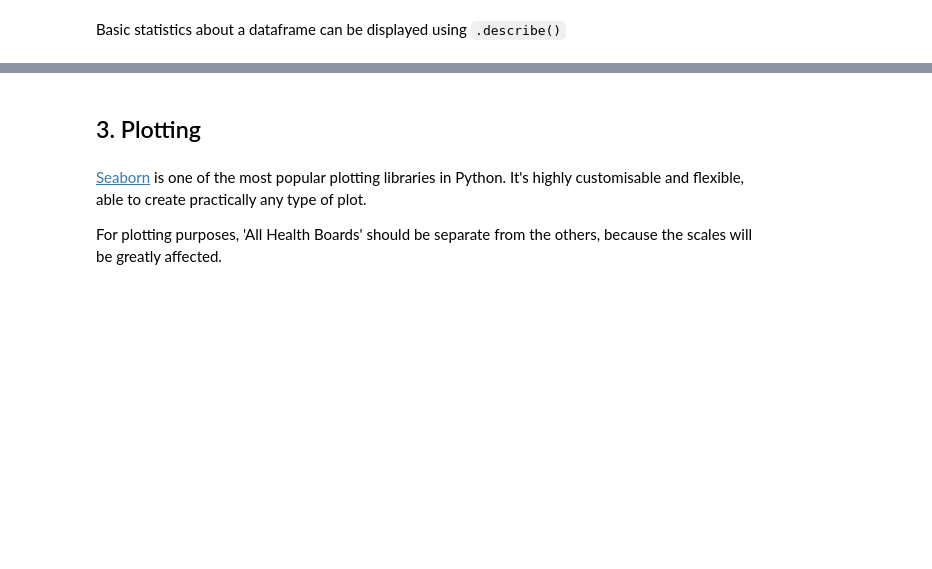
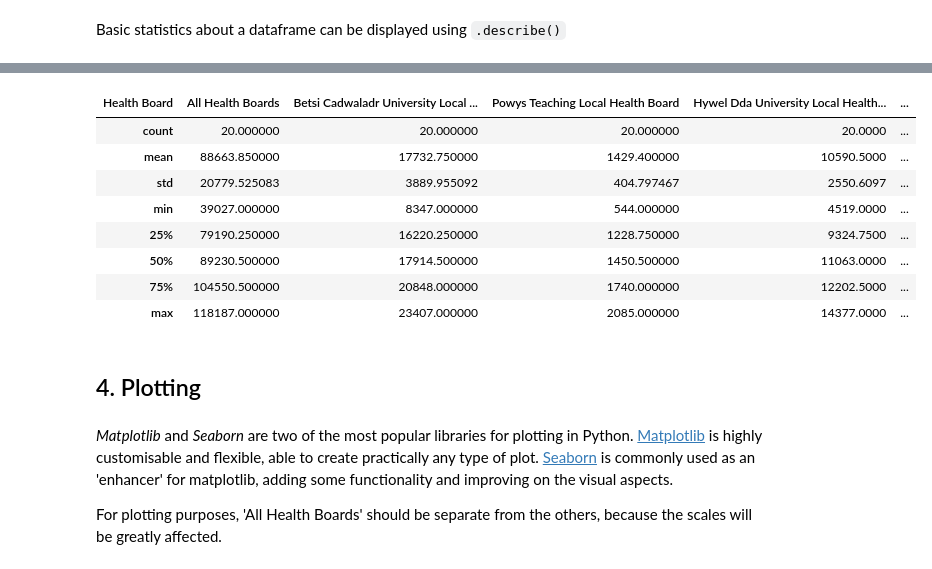
Before and after one commit to EIncze/PythonTutorial, a Jupyter notebook: 02Dataframes.ipynb, the cells around one changed output, grey strips where cells are left out. Saved outputs shown, nothing was run; the diff lists cells and outputs as text; code cells hidden in the pictures; blank space fills up the shorter version.

```diff
--- a/02Dataframes.ipynb
+++ b/02Dataframes.ipynb
@@ -175,10 +186,22 @@ data.describe()
 | 50% | 18548.500000 | 17094.000000 | 13303.500000 | 5973.500000 | 7469.500000 | 10283.000000 | 12929.000000 | 12205.500000 | 14402.000000 | ... |
 | 75% | 23804.500000 | 22249.250000 | 17512.000000 | 8435.500000 | 10261.750000 | 14105.250000 | 16906.750000 | 15427.250000 | 18337.750000 | ... |
 | max | 118187.000000 | 109369.000000 | 85319.000000 | 39027.000000 | 48394.000000 | 67560.000000 | 83952.000000 | 77532.000000 | 90916.000000 | ... |
+# %%
+data.transpose().describe()
+# %% [output]
+| Health Board | All Health Boards | Betsi Cadwaladr University Local ... | Powys Teaching Local Health Board | Hywel Dda University Local Health... | ... |
+| count | 20.000000 | 20.000000 | 20.000000 | 20.0000 | ... |
+| mean | 88663.850000 | 17732.750000 | 1429.400000 | 10590.5000 | ... |
+| std | 20779.525083 | 3889.955092 | 404.797467 | 2550.6097 | ... |
+| min | 39027.000000 | 8347.000000 | 544.000000 | 4519.0000 | ... |
+| 25% | 79190.250000 | 16220.250000 | 1228.750000 | 9324.7500 | ... |
+| 50% | 89230.500000 | 17914.500000 | 1450.500000 | 11063.0000 | ... |
+| 75% | 104550.500000 | 20848.000000 | 1740.000000 | 12202.5000 | ... |
+| max | 118187.000000 | 23407.000000 | 2085.000000 | 14377.0000 | ... |
 # %% [markdown]
-## 3. Plotting
+## 4. Plotting
 # %% [markdown]
-[Seaborn](https://seaborn.pydata.org/introduction.html) is one of the most popular plotting libraries in Python. It's highly customisable and flexible, able to create practically any type of plot.
+*Matplotlib* and *Seaborn* are two of the most popular libraries for plotting in Python. [Matplotlib](https://matplotlib.org/) is highly customisable and flexible, able to create practically any type of plot. [Seaborn](https://seaborn.pydata.org/introduction.html) is commonly used as an 'enhancer' for matplotlib, adding some functionality and improving on the visual aspects.
 
 For plotting purposes, 'All Health Boards' should be separate from the others, because the scales will be greatly affected.
 # %%
```
Also changed, not shown: parts of 10 cells of this notebook.
